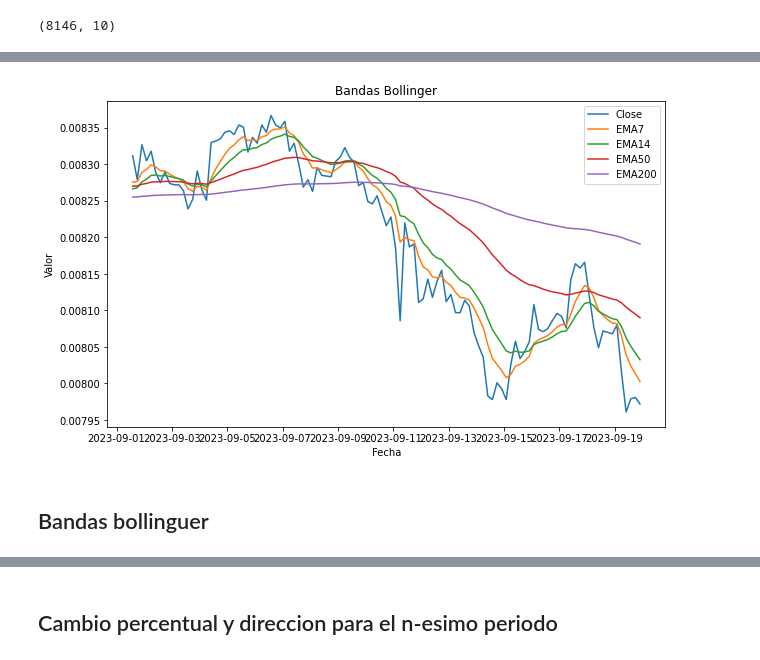
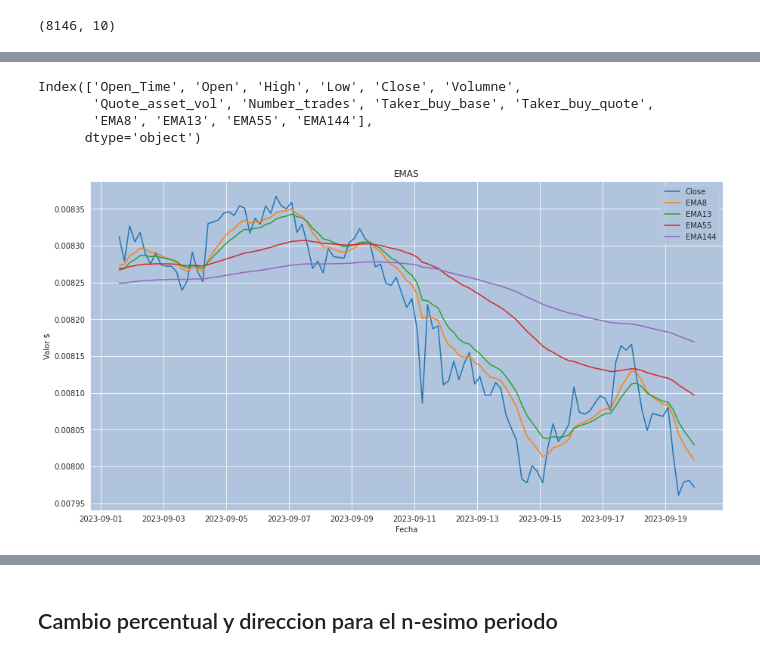
Before and after one commit to HectorLP98/Trading_test, a Jupyter notebook: analisis_historico.ipynb, the cells around one changed output, grey strips where cells are left out. Drawn from its saved outputs; the diff is of its cells as text; code cells hidden in the pictures.

```diff
--- a/analisis_historico.ipynb
+++ b/analisis_historico.ipynb
@@ -12,6 +32,6 @@ import numpy as np
 # %%
 # Lee la clave hash para desencriptar
-with open('Data/clave.key', 'r') as clave_file:
+with open('/home/hector/Documentos/Escuelas/Autodidacta/Trading/Data/clave.key', 'r') as clave_file:
     clave = clave_file.read()
 # Lee las contraseñas del archivo encriptado y muestra el resultado deseado
 contraseñas = desencriptar_archivo('Data/credenciales.txt', clave)
@@ -80,27 +217,21 @@ moving_average.plot(
-# %%
-# Version libreria ta.
-col_use = "Close"
-df['EMA7'] = ta.trend.EMAIndicator(close=   df[col_use], window= 7, fillna= False).ema_indicator()
-df['EMA14'] = ta.trend.EMAIndicator(close=  df[col_use], window= 14, fillna= False).ema_indicator()
-df['EMA50'] = ta.trend.EMAIndicator(close=  df[col_use], window= 50, fillna= False).ema_indicator()
-df['EMA200'] = ta.trend.EMAIndicator(close= df[col_use], window= 200,fillna= False).ema_indicator()
-# %%
-# Graficar EMA's
-start_date = '2023-09-01 10:00:00'
-
-df_plot = df[df.index>start_date].copy()
-plt.figure(figsize=(10, 6))
-plt.plot(df_plot.index, df_plot[col_use], label='Close')
-plt.plot(df_plot.index, df_plot['EMA7'], label='EMA7')
-plt.plot(df_plot.index, df_plot['EMA14'], label='EMA14')
-plt.plot(df_plot.index, df_plot['EMA50'], label='EMA50')
-plt.plot(df_plot.index, df_plot['EMA200'], label='EMA200')
-plt.legend()
-plt.title('Bandas Bollinger')
-plt.xlabel('Fecha')
-plt.ylabel('Valor')
-plt.show()
-# %% [output]
-[figure, removed]
-# %% [markdown]
-## Bandas bollinguer
+# %%
+# Version libreria ta.
+col_use = "Close"
+df = put_EMA(df,col_use,periodos=[8,13,55,144])
+df.columns
+# %% [output]
+Index(['Open_Time', 'Open', 'High', 'Low', 'Close', 'Volumne',
+       'Quote_asset_vol', 'Number_trades', 'Taker_buy_base', 'Taker_buy_quote',
+       'EMA8', 'EMA13', 'EMA55', 'EMA144'],
+      dtype='object')
+# %%
+# Graficar EMA's
+start_date = '2023-09-01 10:00:00'
+df_plot = df[df.index>start_date].copy()
+
+columns = ["Close",'EMA8', 'EMA13', 'EMA55', 'EMA144']
+
+plot_line(df_plot,columns,
+            figsize=(15, 8),title="EMAS")
+# %% [output]
+[figure, added]
```
Also changed, not shown: parts of 56 cells of this notebook, 1 other file.
